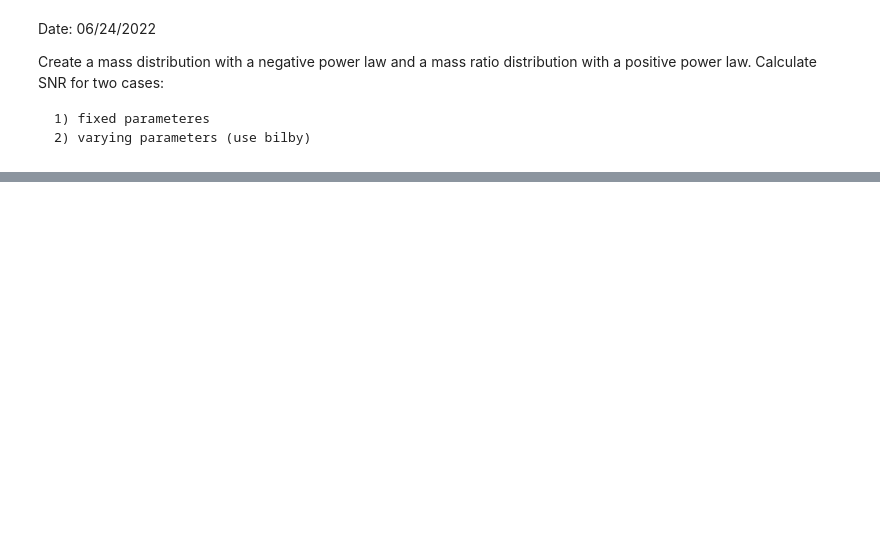
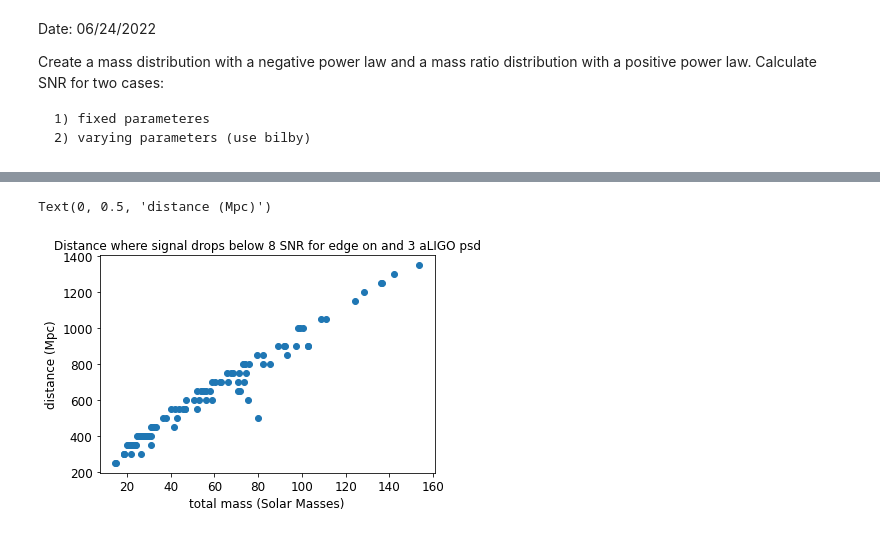
Before and after one commit to danielahyano/ligo-summer-2022, a Jupyter notebook: mass_distribution_power_law.ipynb, the cells around one changed output, grey strips where cells are left out. Cells and saved outputs as stored; diff of their text form; code cells hidden in the pictures; blank space fills up the shorter version.

```diff
--- a/mass_distribution_power_law.ipynb
+++ b/mass_distribution_power_law.ipynb
@@ -218,0 +188,14 @@ Text(0, 0.5, 'SNR')
+# %%
+# and analytical psd
+param_args['theta_jn']=3.14/2
+param_args['luminosity_distance']=1
+
+max_distance_3aligo=distance_snr_drops(param_args, m1_distr, m2_distr, ifos_det, psd_analytical=True)
+# %%
+pylab.title('Distance where signal drops below 8 SNR for edge on and 3 aLIGO psd')
+pylab.scatter(m2_distr+m1_distr, max_distance_3aligo)
+pylab.xlabel('total mass (Solar Masses)')
+pylab.ylabel('distance (Mpc)')
+# %% [output]
+Text(0, 0.5, 'distance (Mpc)')
+[figure, added]
```
Also changed, not shown: parts of 17 cells of this notebook.
